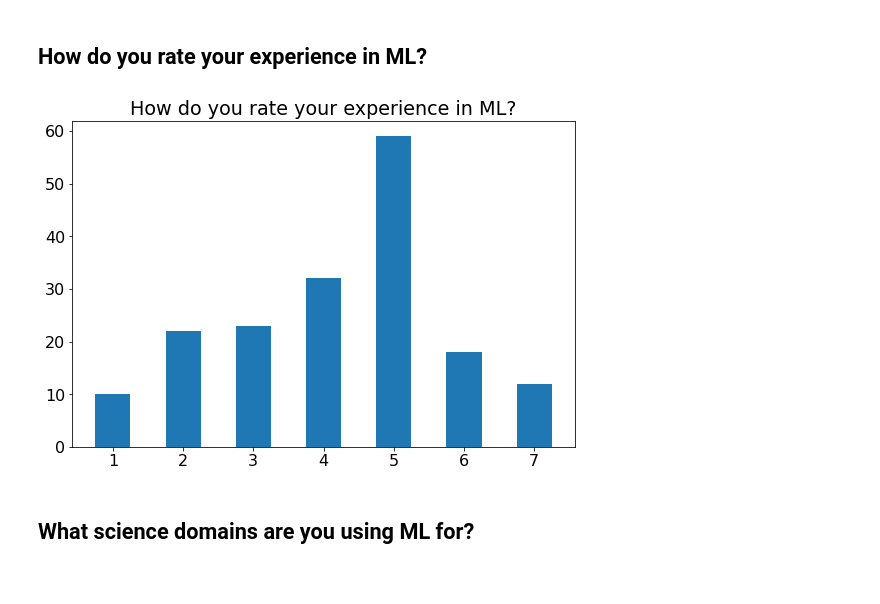
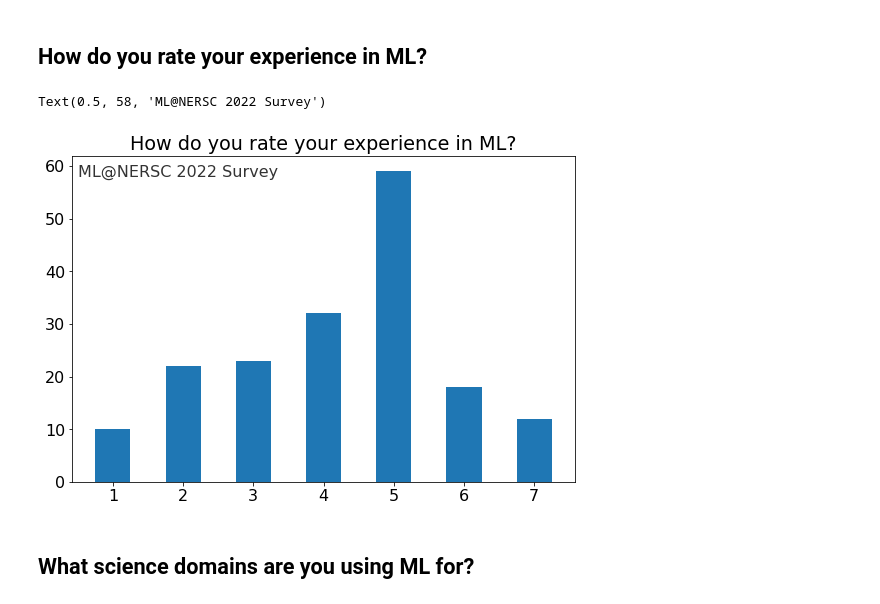
Before and after one commit to sparticlesteve/nersc-ml-survey, a Jupyter notebook: survey_analysis.ipynb, the cells around one changed output. Drawn from its saved outputs; the diff is of its cells as text; code cells hidden in the pictures.

Commit message:
update notebook plots

```diff
--- a/survey_analysis.ipynb
+++ b/survey_analysis.ipynb
@@ -64,9 +64,11 @@ dtype: object
 # %%
 plt.figure()
 plt.hist(data.iloc[:,1], bins=13, range=(0.75,7.25))
-plt.title('How do you rate your experience in ML?');
+plt.title('How do you rate your experience in ML?')
+plt.text(0.5, 58, 'ML@NERSC 2022 Survey', alpha=0.8)
 # %% [output]
+Text(0.5, 58, 'ML@NERSC 2022 Survey')
-[figure, old version]
+[figure, new version]
 # %% [markdown]
 ## What science domains are you using ML for?
 # %%
```
Also changed, not shown: parts of 8 cells of this notebook.
